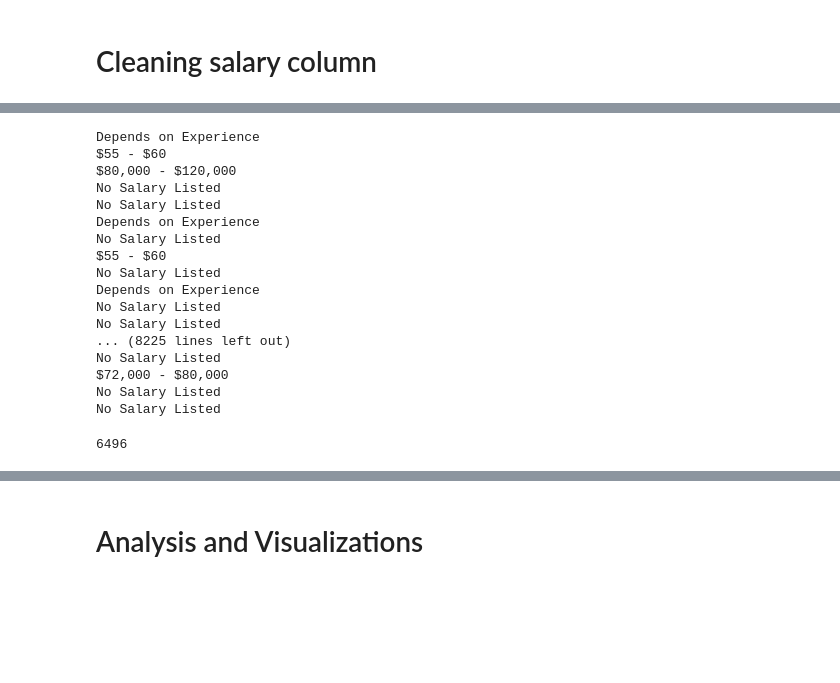
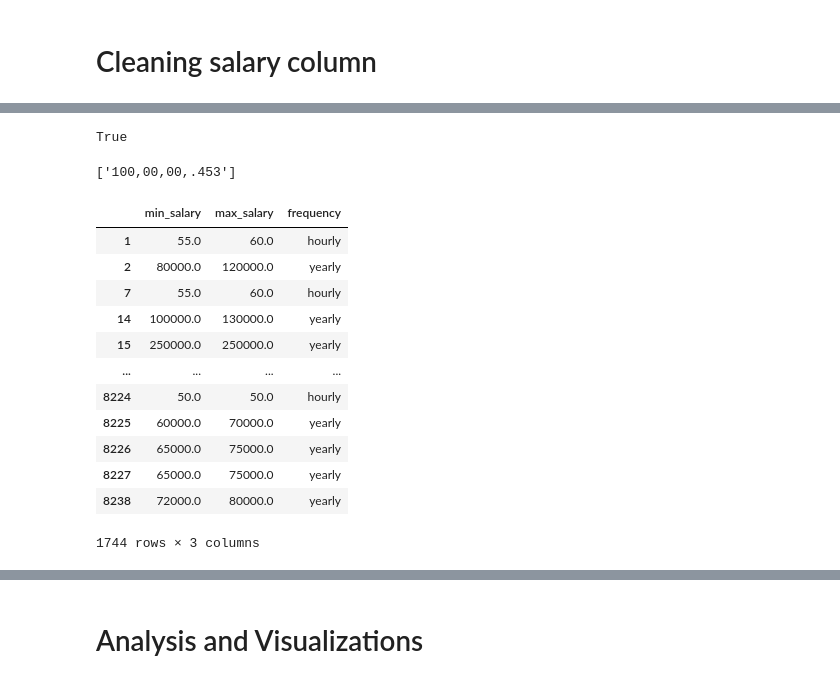
Before and after one commit to harsh-jain101/2023Spr_projects, a Jupyter notebook: Dice.ipynb, the cells around one changed output, grey strips where cells are left out. Saved outputs shown, nothing was run; the diff lists cells and outputs as text; code cells hidden in the pictures; blank space fills up the shorter version.

```diff
--- a/Dice.ipynb
+++ b/Dice.ipynb
@@ -335,29 +375,7 @@ def re_chars(x):
     if re.match(pattern, x) is None:
         return False
     return True
-# %%
-c = 0
-for x in df.salary:
-    print(x)
-    if str(x)!='<NA>' and re_chars(x):
-        c += 1
-c
-# %% [output]
-Depends on Experience
-$55 - $60
-$80,000 - $120,000
-No Salary Listed
-No Salary Listed
-Depends on Experience
-No Salary Listed
-$55 - $60
-No Salary Listed
-Depends on Experience
-No Salary Listed
-No Salary Listed
-... (8225 lines left out)
-No Salary Listed
-$72,000 - $80,000
-No Salary Listed
-No Salary Listed
-6496
+# %%
+detect_number('45')
+# %% [output]
+True
@@ -363,0 +386,4 @@ No Salary Listed
+# %%
+find_salary('100,00,00,.453')
+# %% [output]
+['100,00,00,.453']
@@ -363,0 +415,16 @@ No Salary Listed
+# %%
+df.loc[df[['min_salary', 'max_salary', 'frequency']].notna().any(axis=1), ['min_salary', 'max_salary', 'frequency']]
+# %% [output]
+|  | min_salary | max_salary | frequency |
+| 1 | 55.0 | 60.0 | hourly |
+| 2 | 80000.0 | 120000.0 | yearly |
+| 7 | 55.0 | 60.0 | hourly |
+| 14 | 100000.0 | 130000.0 | yearly |
+| 15 | 250000.0 | 250000.0 | yearly |
+| ... | ... | ... | ... |
+| 8224 | 50.0 | 50.0 | hourly |
+| 8225 | 60000.0 | 70000.0 | yearly |
+| 8226 | 65000.0 | 75000.0 | yearly |
+| 8227 | 65000.0 | 75000.0 | yearly |
+| 8238 | 72000.0 | 80000.0 | yearly |
+1744 rows × 3 columns
```
Also changed, not shown: parts of 21 cells of this notebook.
